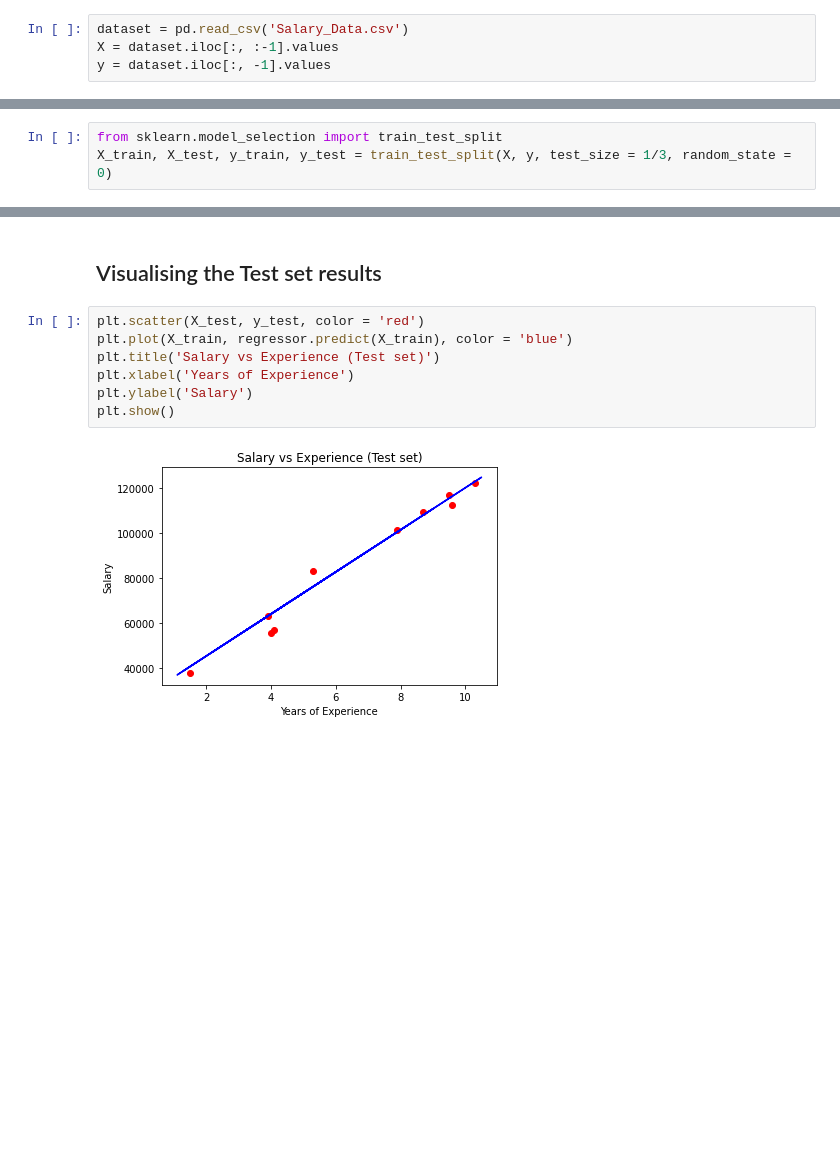
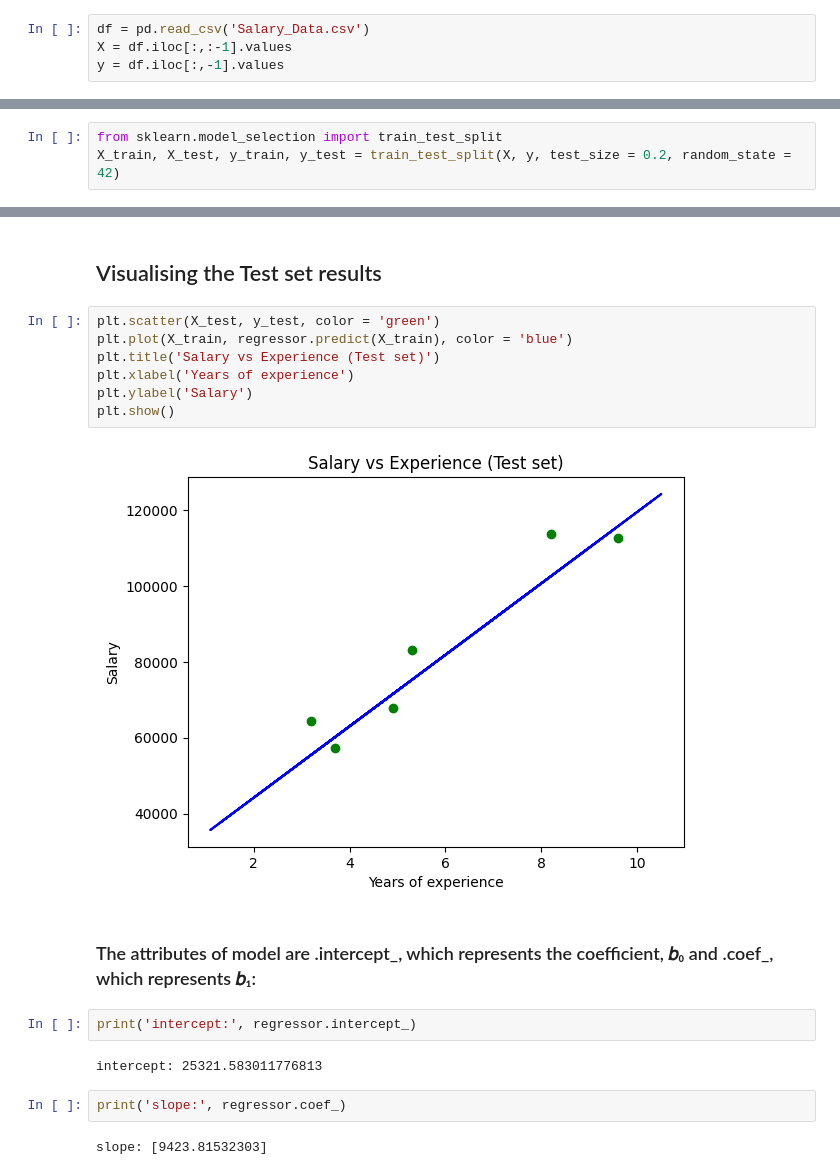
Before and after one commit to Vimukthi-Nuwan/Machine_Learning, a Jupyter notebook: simple_linear_regression.ipynb, the cells around one changed output, grey strips where cells are left out. Drawn from its saved outputs; the diff is of its cells as text; blank space fills up the shorter version.

```diff
--- a/simple_linear_regression.ipynb
+++ b/simple_linear_regression.ipynb
@@ -11,14 +11,14 @@ import pandas as pd
 # %% [markdown]
 ## Importing the dataset
 # %%
-dataset = pd.read_csv('Salary_Data.csv')
-X = dataset.iloc[:, :-1].values
-y = dataset.iloc[:, -1].values
+df = pd.read_csv('Salary_Data.csv')
+X = df.iloc[:,:-1].values
+y = df.iloc[:,-1].values
 # %% [markdown]
 ## Splitting the dataset into the Training set and Test set
 # %%
 from sklearn.model_selection import train_test_split
-X_train, X_test, y_train, y_test = train_test_split(X, y, test_size = 1/3, random_state = 0)
+X_train, X_test, y_train, y_test = train_test_split(X, y, test_size = 0.2, random_state = 42)
 # %% [markdown]
 ## Training the Simple Linear Regression model on the Training set
 # %%
@@ -45,11 +45,21 @@ plt.show()
 # %% [markdown]
 ## Visualising the Test set results
 # %%
-plt.scatter(X_test, y_test, color = 'red')
+plt.scatter(X_test, y_test, color = 'green')
 plt.plot(X_train, regressor.predict(X_train), color = 'blue')
 plt.title('Salary vs Experience (Test set)')
-plt.xlabel('Years of Experience')
+plt.xlabel('Years of experience')
 plt.ylabel('Salary')
 plt.show()
 # %% [output]
-[figure, old version]
+[figure, new version]
+# %% [markdown]
+### The attributes of model are .intercept_, which represents the coefficient, 𝑏₀ and .coef_, which represents 𝑏₁:
+# %%
+print('intercept:', regressor.intercept_)
+# %% [output]
+intercept: 25321.583011776813
+# %%
+print('slope:', regressor.coef_)
+# %% [output]
+slope: [9423.81532303]
```
Also changed, not shown: parts of 5 cells of this notebook.
